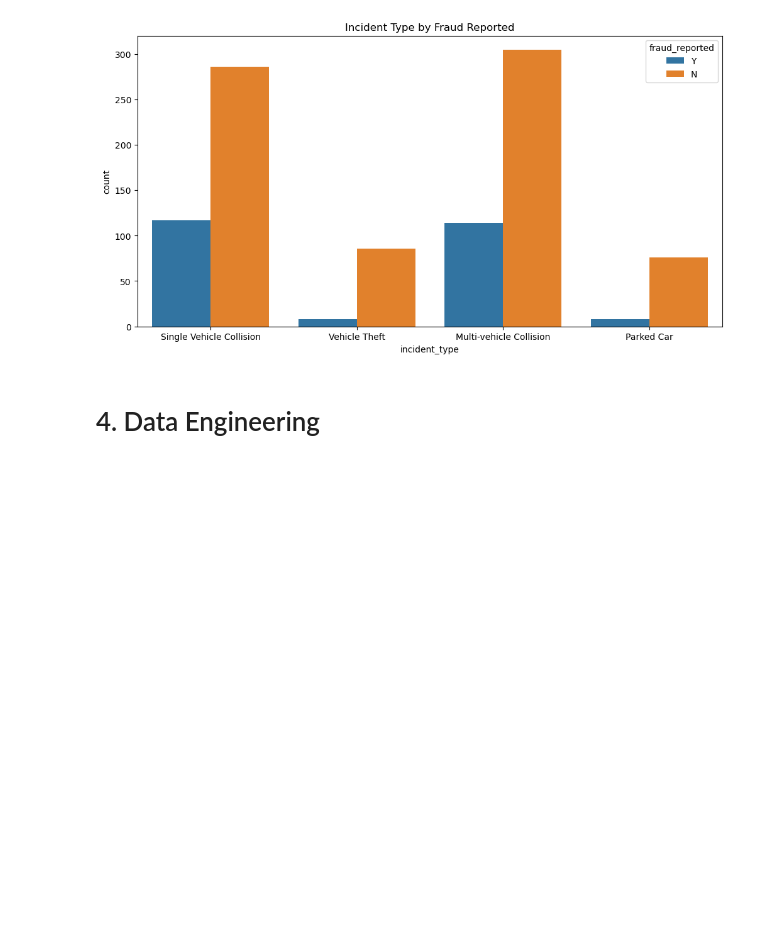
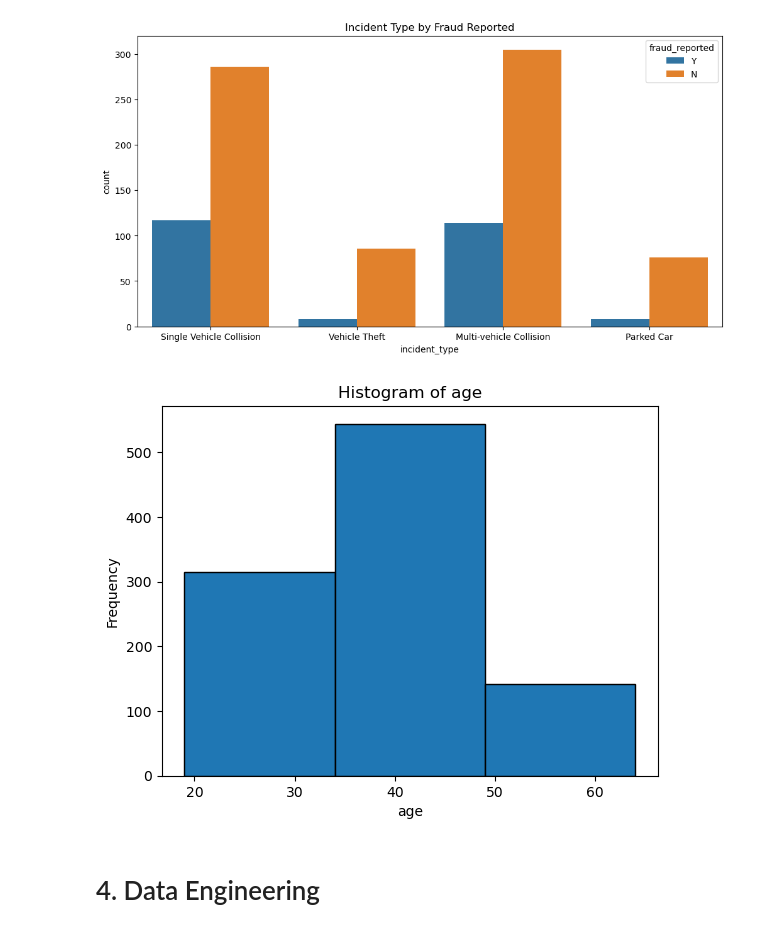
Before and after one commit to sibamtungwa/Integrated-project-, a Jupyter notebook: Integrated project-checkpoint1.ipynb, the cells around one changed output. Drawn from its saved outputs; the diff is of its cells as text; code cells hidden in the pictures; blank space fills up the shorter version.

```diff
--- a/Integrated project-checkpoint1.ipynb
+++ b/Integrated project-checkpoint1.ipynb
@@ -227,6 +229,22 @@ plt.show()
 [figure]
 [figure]
 [figure]
+# %%
+# Choose the column for the histogram
+column_name = 'age'
+
+# Plot the histogram
+plt.hist(df_insurance[column_name], bins=3, edgecolor='black')
+
+# Add labels and title
+plt.xlabel(column_name)
+plt.ylabel('Frequency')
+plt.title(f'Histogram of {column_name}')
+
+# Display the histogram
+plt.show()
+# %% [output]
+[figure, added]
 # %%
 #df_insurance.isnull().sum()
 # %% [markdown]
```
Also changed, not shown: parts of 12 cells of this notebook, 1 other file.
